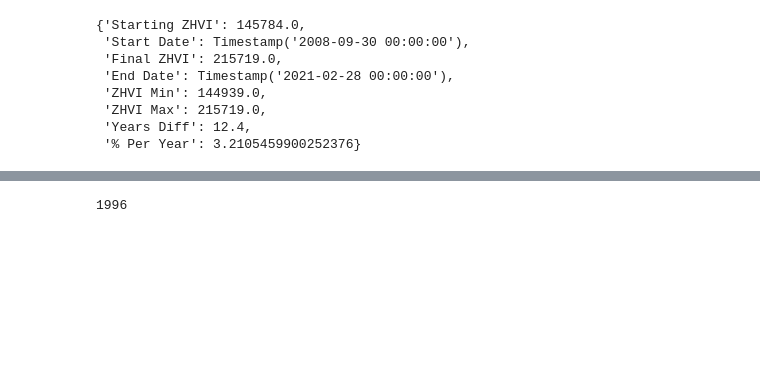
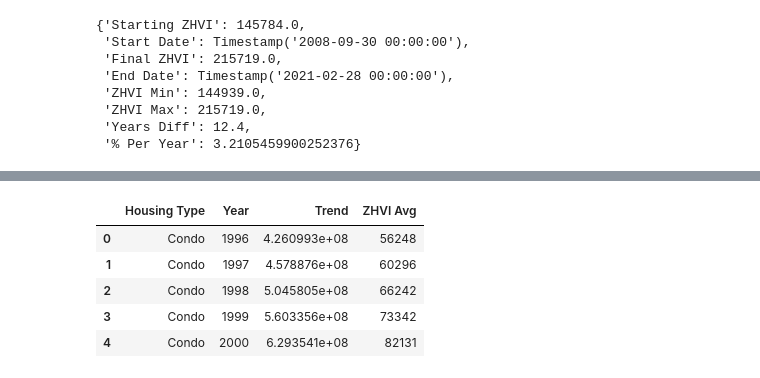
Before and after one commit to michael-brittlebank/digital-builder-capstone, a Jupyter notebook: main.ipynb, the cells around one changed output, grey strips where cells are left out. Cells and saved outputs as stored; diff of their text form; code cells hidden in the pictures; blank space fills up the shorter version.

```diff
--- a/main.ipynb
+++ b/main.ipynb
@@ -361,8 +366,21 @@ df
 | 22 | 81152 | SingleFamilyResidence | CO | San Luis | $56,978 | $109,374 | $109,381 | $56,978 | 2013-02-28 | ... |
 | 23 | 53212 | SingleFamilyResidence | WI | Milwaukee | $67,188 | $125,794 | $125,794 | $67,188 | 2013-04-30 | ... |
 | 24 | 81233 | SingleFamilyResidence | CO | Howard | $234,030 | $380,587 | $380,587 | $234,030 | 2015-01-31 | ... |
-# %%
-for year in range(1996, 1996+1):
-    print(year)
-# %% [output]
-1996
+# %%
+df = get_zhvi_trend_graphs(config)
+graph_title_suffix = "(All States)"
+# build condo graph
+graph_title = "Condos {}".format(graph_title_suffix)
+# https://towardsdatascience.com/regression-plots-with-pandas-and-numpy-faf2edbfad4f
+d = np.polyfit(df[custom_column_year],df[custom_column_zhvi_avg],1)
+f = np.poly1d(d)
+
+df.insert(2,'Trend',f(df[custom_column_zhvi_avg]))
+df.head()
+# %% [output]
+|  | Housing Type | Year | Trend | ZHVI Avg |
+| 0 | Condo | 1996 | 4.260993e+08 | 56248 |
+| 1 | Condo | 1997 | 4.578876e+08 | 60296 |
+| 2 | Condo | 1998 | 5.045805e+08 | 66242 |
+| 3 | Condo | 1999 | 5.603356e+08 | 73342 |
+| 4 | Condo | 2000 | 6.293541e+08 | 82131 |
```
Also changed, not shown: parts of 2 cells of this notebook, 9 other files.
